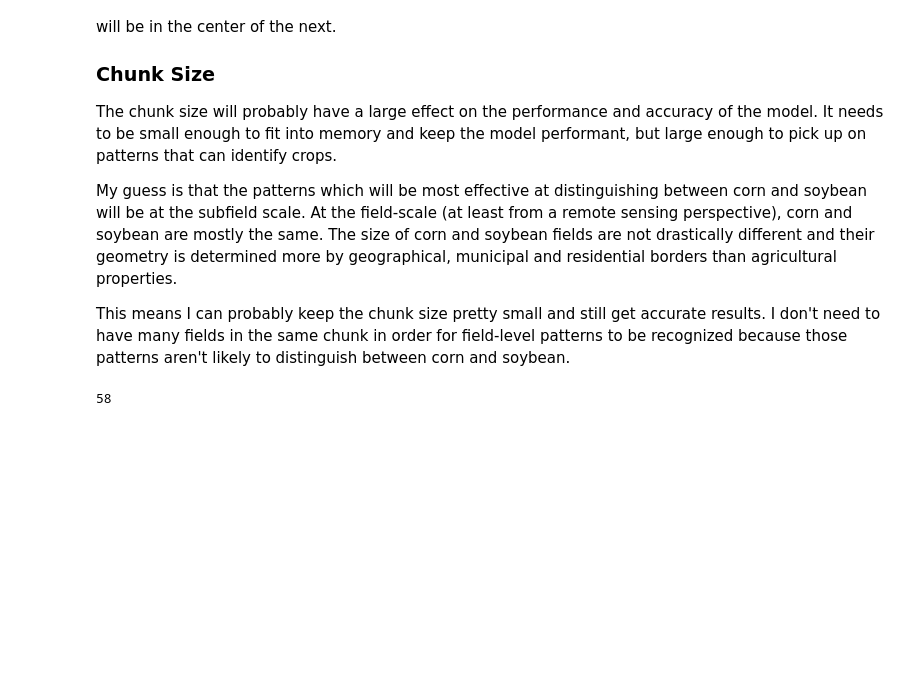
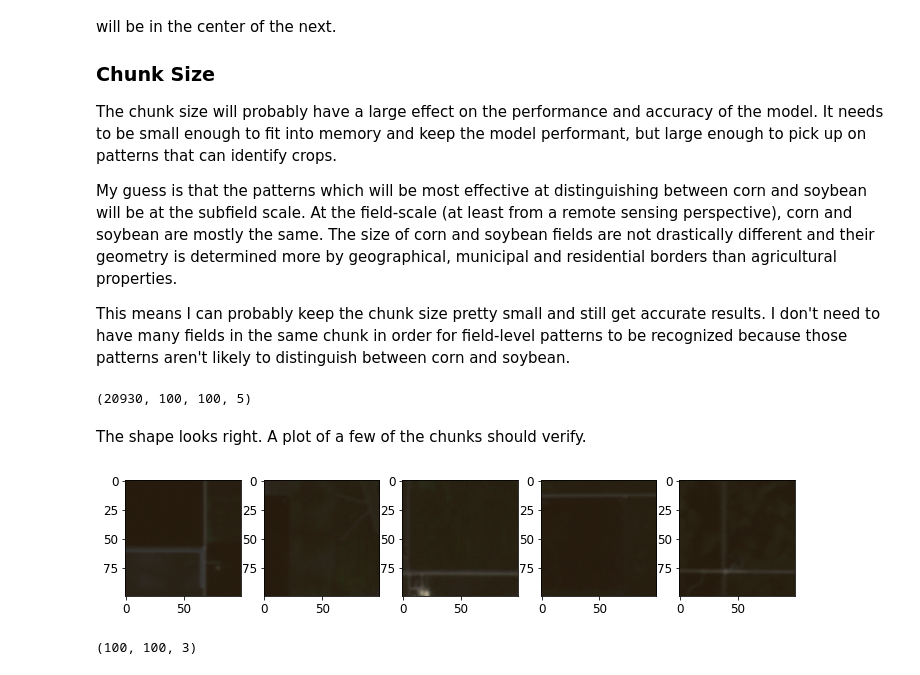
Before and after one commit to mstone121/crop_classification, a Jupyter notebook: classify_crops.ipynb, the cells around one changed output. Saved outputs shown, nothing was run; the diff lists cells and outputs as text; code cells hidden in the pictures; blank space fills up the shorter version.

Commit message:
Finish out chunking step

```diff
--- a/classify_crops.ipynb
+++ b/classify_crops.ipynb
@@ -192,4 +191,56 @@ all_training_chunks =
-# %%
-math.floor(cropped_coordinates.shape[0] / chunk_width)
-# %% [output]
-58
+# %%
+chunk_width = 100  # .5 km
+chunk_length = 100  # .5 km
+number_of_bands = cropped_training_data.shape[2]
+
+# view_as_windows requires the slices and step parameters match the dimension of the passed array,
+# so each band is processed separately and then rejoined after
+all_training_chunks = np.array(
+    [
+        view_as_windows(
+            cropped_training_data[:, :, band],
+            [chunk_width, chunk_length],
+            [chunk_width // 2, chunk_length // 2],
+        )
+        for band in range(number_of_bands)
+    ]
+)
+
+all_training_chunks = np.moveaxis(all_training_chunks, 0, -1)
+
+all_training_chunks = all_training_chunks.reshape(
+    (
+        all_training_chunks.shape[0] * all_training_chunks.shape[1],
+        100,
+        100,
+        number_of_bands,
+    ),
+)
+
+
+all_training_chunks.shape
+# %% [output]
+(20930, 100, 100, 5)
+# %% [markdown]
+The shape looks right. A plot of a few of the chunks should verify.
+# %%
+plt.figure()
+
+for i in range(5):
+    plt.subplot(151 + i)
+    plt.imshow(
+        convert_training_to_rgb(
+            all_training_chunks[np.random.randint(0, all_training_chunks.shape[0])],
+            bit_depth=15
+        )
+    )
+
+plt.show()
+# %% [output]
+[figure, added]
+# %%
+convert_training_to_rgb(
+    all_training_chunks[np.random.randint(0, all_training_chunks.shape[0])]
+).shape
+# %% [output]
+(100, 100, 3)
```
Also changed, not shown: parts of 3 cells of this notebook.
